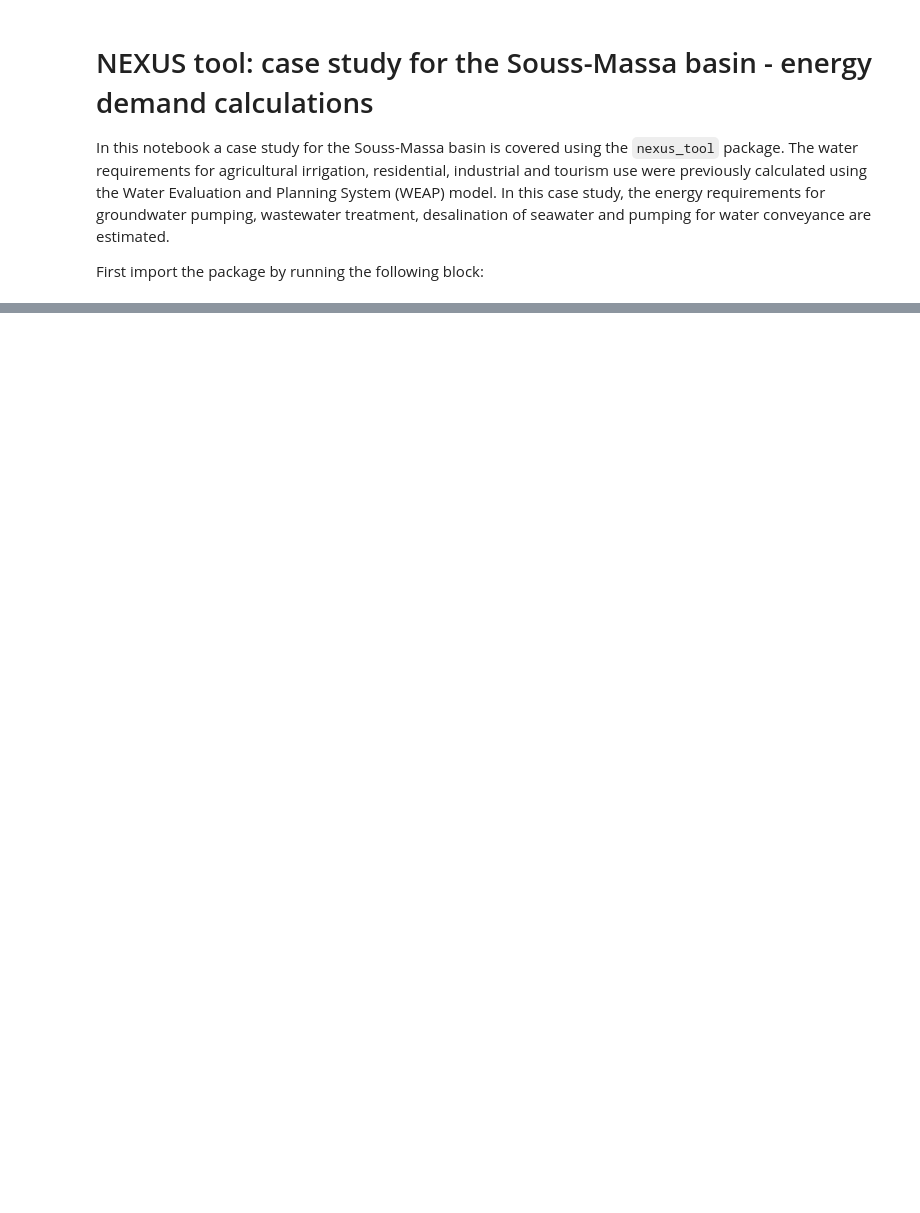
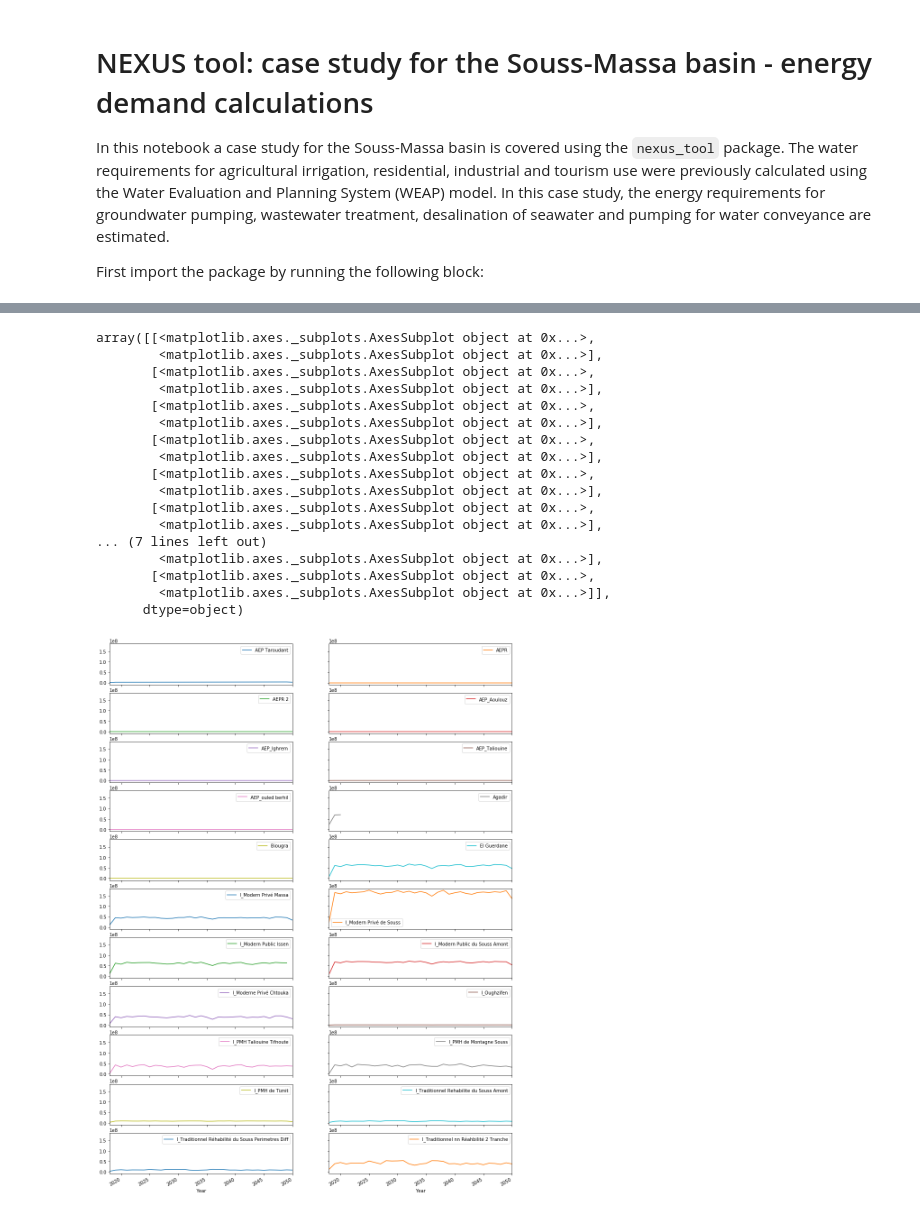
Before and after one commit to KTH-dESA/FAO, a Jupyter notebook: energy_demand_runner-Souss-Massa all scenarios.ipynb, the cells around one changed output, grey strips where cells are left out. Cells and saved outputs as stored; diff of their text form; code cells hidden in the pictures; blank space fills up the shorter version.

```diff
--- a/energy_demand_runner-Souss-Massa all scenarios.ipynb
+++ b/energy_demand_runner-Souss-Massa all scenarios.ipynb
@@ -85,0 +113,3 @@ souss_massa.technologies['Diesel set'].cf
+# %%
+df = souss_massa.lcoe
+df.dropna()
@@ -85,0 +131,27 @@ souss_massa.technologies['Diesel set'].cf
+# %%
+dff = df.reset_index().dropna().pivot('Year','Demand point','water demand')
+amount = dff.columns.shape[0]
+dff.plot(subplots=True,
+         layout=(int(amount/2), 2),
+         figsize=(16,24),
+         sharey=True
+        )
+# %% [output]
+array([[<matplotlib.axes._subplots.AxesSubplot object at 0x...>,
+        <matplotlib.axes._subplots.AxesSubplot object at 0x...>],
+       [<matplotlib.axes._subplots.AxesSubplot object at 0x...>,
+        <matplotlib.axes._subplots.AxesSubplot object at 0x...>],
+       [<matplotlib.axes._subplots.AxesSubplot object at 0x...>,
+        <matplotlib.axes._subplots.AxesSubplot object at 0x...>],
+       [<matplotlib.axes._subplots.AxesSubplot object at 0x...>,
+        <matplotlib.axes._subplots.AxesSubplot object at 0x...>],
+       [<matplotlib.axes._subplots.AxesSubplot object at 0x...>,
+        <matplotlib.axes._subplots.AxesSubplot object at 0x...>],
+       [<matplotlib.axes._subplots.AxesSubplot object at 0x...>,
+        <matplotlib.axes._subplots.AxesSubplot object at 0x...>],
+... (7 lines left out)
+        <matplotlib.axes._subplots.AxesSubplot object at 0x...>],
+       [<matplotlib.axes._subplots.AxesSubplot object at 0x...>,
+        <matplotlib.axes._subplots.AxesSubplot object at 0x...>]],
+      dtype=object)
+[figure, added]
```
Also changed, not shown: parts of 13 cells of this notebook, 8 other files.
